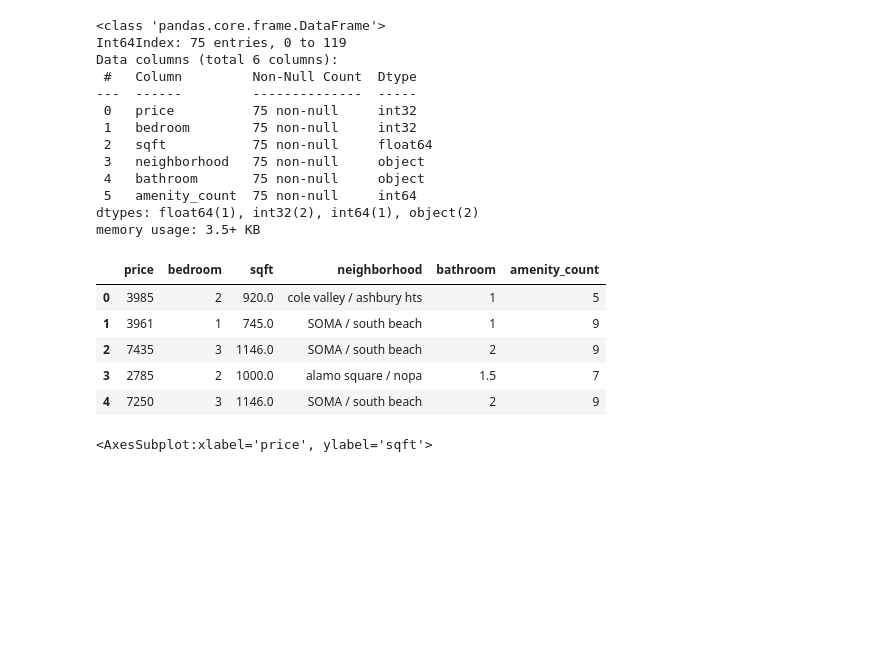
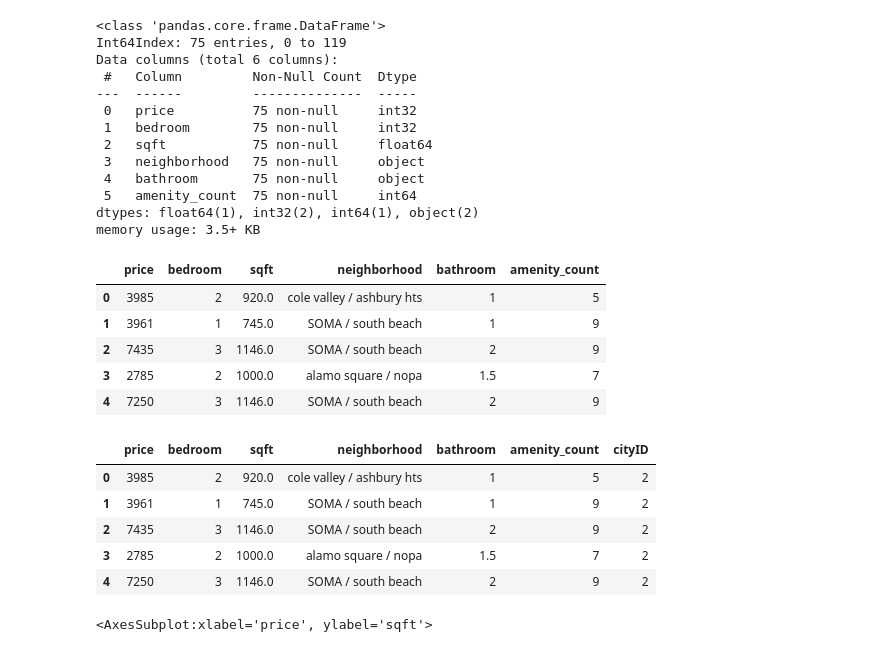
Before and after one commit to icycake7/main, a Jupyter notebook: First Segment Rubric - Clean/sf_data_clean.ipynb, the cells around one changed output. Cells and saved outputs as stored; diff of their text form; code cells hidden in the pictures; blank space fills up the shorter version.

```diff
--- a/First Segment Rubric - Clean/sf_data_clean.ipynb
+++ b/First Segment Rubric - Clean/sf_data_clean.ipynb
@@ -212,6 +212,17 @@ sf_clean_df.head()
 | 2 | 7435 | 3 | 1146.0 | SOMA / south beach | 2 | 9 |
 | 3 | 2785 | 2 | 1000.0 | alamo square / nopa | 1.5 | 7 |
 | 4 | 7250 | 3 | 1146.0 | SOMA / south beach | 2 | 9 |
+# %%
+#Add CityId column
+sf_clean_df["cityID"] = 2
+sf_clean_df.head()
+# %% [output]
+|  | price | bedroom | sqft | neighborhood | bathroom | amenity_count | cityID |
+| 0 | 3985 | 2 | 920.0 | cole valley / ashbury hts | 1 | 5 | 2 |
+| 1 | 3961 | 1 | 745.0 | SOMA / south beach | 1 | 9 | 2 |
+| 2 | 7435 | 3 | 1146.0 | SOMA / south beach | 2 | 9 | 2 |
+| 3 | 2785 | 2 | 1000.0 | alamo square / nopa | 1.5 | 7 | 2 |
+| 4 | 7250 | 3 | 1146.0 | SOMA / south beach | 2 | 9 | 2 |
 # %%
 # Create scatter plot to compare no of amenities to price
 sf_clean_df.plot(x='price', y='sqft', kind='scatter')
```
Also changed, not shown: parts of 2 cells of this notebook, 2 other files.
